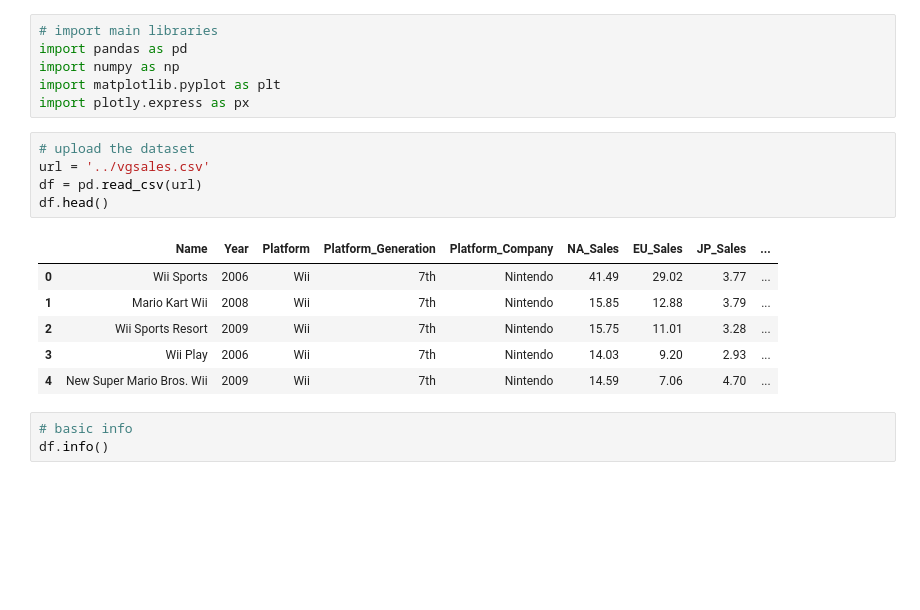
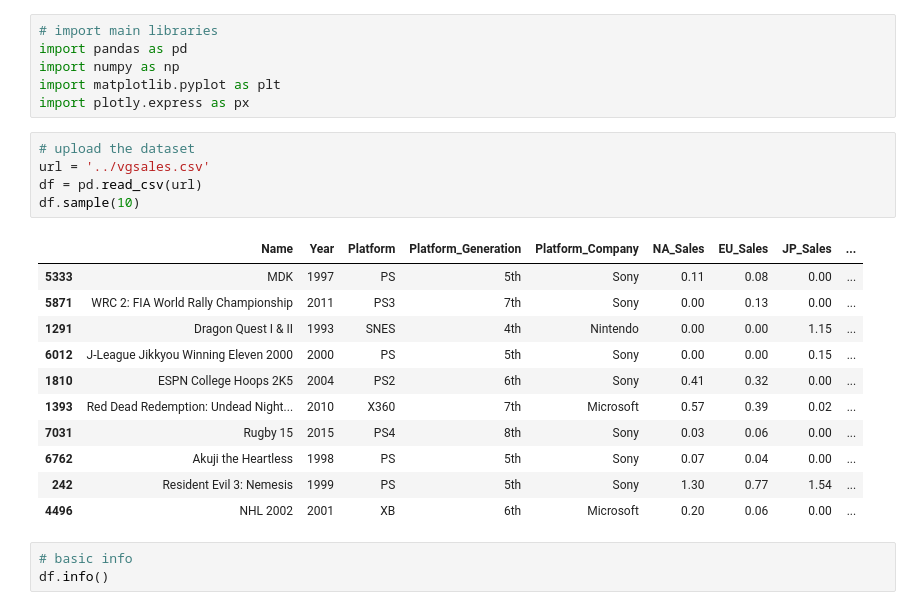
Before and after one commit to Jamesdatutor314/software-dev-project, a Jupyter notebook: notebooks/EDA.ipynb, the cells around one changed output. Drawn from its saved outputs; the diff is of its cells as text; blank space fills up the shorter version.

```diff
--- a/notebooks/EDA.ipynb
+++ b/notebooks/EDA.ipynb
@@ -17,15 +17,20 @@ import plotly.express as px
 # %%
 # upload the dataset
 url = '../vgsales.csv'
 df = pd.read_csv(url)
-df.head()
+df.sample(10)
 # %% [output]
 |  | Name | Year | Platform | Platform_Generation | Platform_Company | NA_Sales | EU_Sales | JP_Sales | ... |
-| 0 | Wii Sports | 2006 | Wii | 7th | Nintendo | 41.49 | 29.02 | 3.77 | ... |
-| 1 | Mario Kart Wii | 2008 | Wii | 7th | Nintendo | 15.85 | 12.88 | 3.79 | ... |
-| 2 | Wii Sports Resort | 2009 | Wii | 7th | Nintendo | 15.75 | 11.01 | 3.28 | ... |
-| 3 | Wii Play | 2006 | Wii | 7th | Nintendo | 14.03 | 9.20 | 2.93 | ... |
-| 4 | New Super Mario Bros. Wii | 2009 | Wii | 7th | Nintendo | 14.59 | 7.06 | 4.70 | ... |
+| 5333 | MDK | 1997 | PS | 5th | Sony | 0.11 | 0.08 | 0.00 | ... |
+| 5871 | WRC 2: FIA World Rally Championship | 2011 | PS3 | 7th | Sony | 0.00 | 0.13 | 0.00 | ... |
+| 1291 | Dragon Quest I & II | 1993 | SNES | 4th | Nintendo | 0.00 | 0.00 | 1.15 | ... |
+| 6012 | J-League Jikkyou Winning Eleven 2000 | 2000 | PS | 5th | Sony | 0.00 | 0.00 | 0.15 | ... |
+| 1810 | ESPN College Hoops 2K5 | 2004 | PS2 | 6th | Sony | 0.41 | 0.32 | 0.00 | ... |
+| 1393 | Red Dead Redemption: Undead Night... | 2010 | X360 | 7th | Microsoft | 0.57 | 0.39 | 0.02 | ... |
+| 7031 | Rugby 15 | 2015 | PS4 | 8th | Sony | 0.03 | 0.06 | 0.00 | ... |
+| 6762 | Akuji the Heartless | 1998 | PS | 5th | Sony | 0.07 | 0.04 | 0.00 | ... |
+| 242 | Resident Evil 3: Nemesis | 1999 | PS | 5th | Sony | 1.30 | 0.77 | 1.54 | ... |
+| 4496 | NHL 2002 | 2001 | XB | 6th | Microsoft | 0.20 | 0.06 | 0.00 | ... |
 # %%
 # basic info
 df.info()
```
Also changed, not shown: parts of 3 cells of this notebook.
